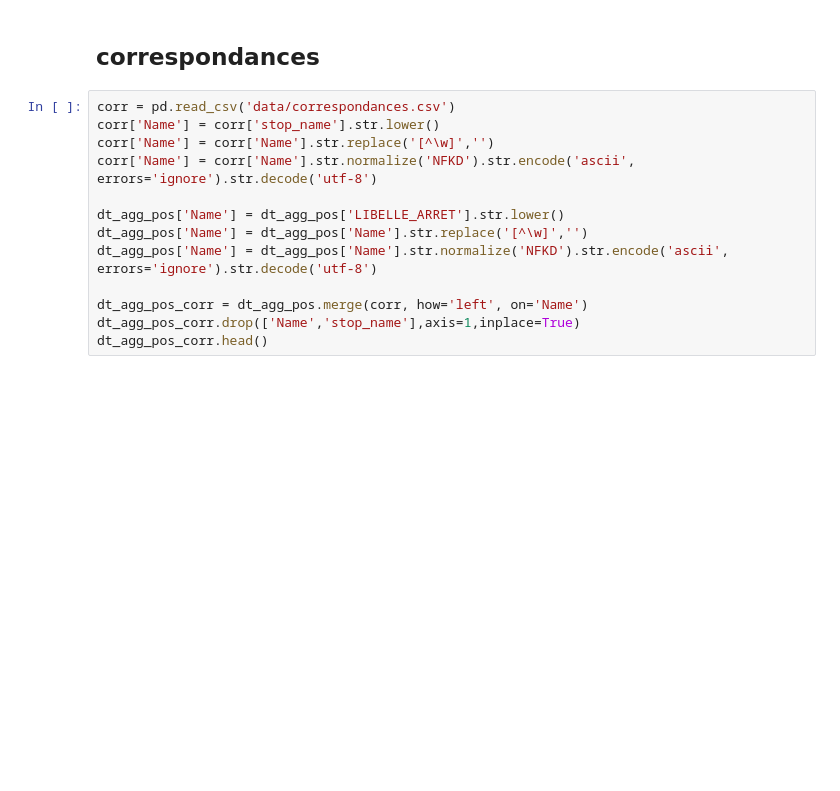
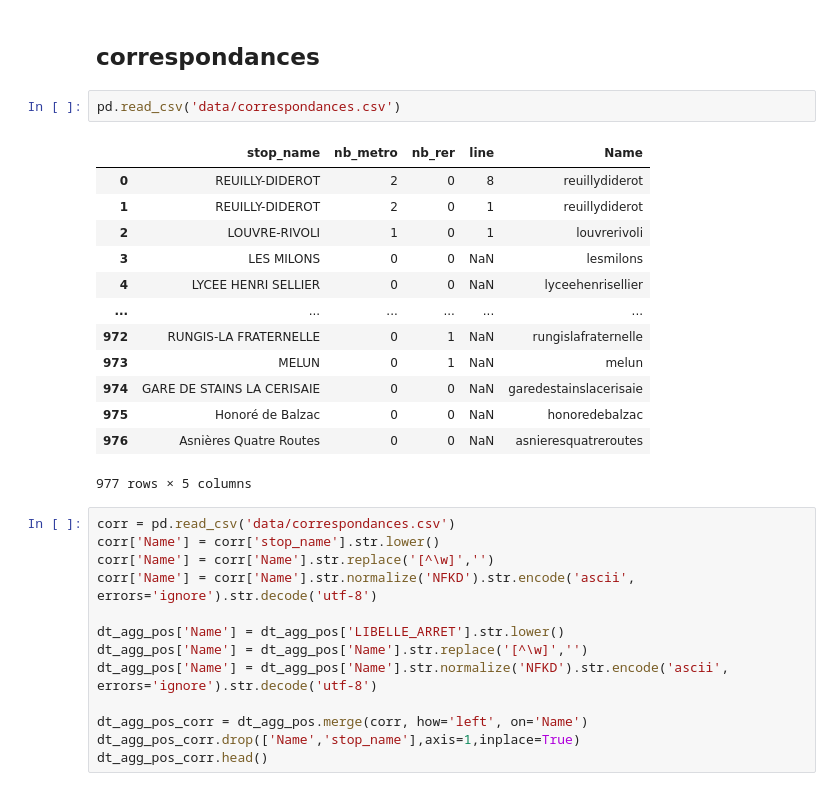
Before and after one commit to p-desaintchamas/datacamp-challenge-creation, a Jupyter notebook: merge_aggregate_data.ipynb, the cells around one changed output. Saved outputs shown, nothing was run; the diff lists cells and outputs as text; blank space fills up the shorter version.

```diff
--- a/merge_aggregate_data.ipynb
+++ b/merge_aggregate_data.ipynb
@@ -183,6 +183,22 @@ gare_desc[gare_desc['nom_long'].str.contains("NATION")]
 | 573 | ASSEMBLEE NATIONALE | M12 | Metro | 0 |
 # %% [markdown]
 ## correspondances
+# %%
+pd.read_csv('data/correspondances.csv')
+# %% [output]
+|  | stop_name | nb_metro | nb_rer | line | Name |
+| 0 | REUILLY-DIDEROT | 2 | 0 | 8 | reuillydiderot |
+| 1 | REUILLY-DIDEROT | 2 | 0 | 1 | reuillydiderot |
+| 2 | LOUVRE-RIVOLI | 1 | 0 | 1 | louvrerivoli |
+| 3 | LES MILONS | 0 | 0 | NaN | lesmilons |
+| 4 | LYCEE HENRI SELLIER | 0 | 0 | NaN | lyceehenrisellier |
+| ... | ... | ... | ... | ... | ... |
+| 972 | RUNGIS-LA FRATERNELLE | 0 | 1 | NaN | rungislafraternelle |
+| 973 | MELUN | 0 | 1 | NaN | melun |
+| 974 | GARE DE STAINS LA CERISAIE | 0 | 0 | NaN | garedestainslacerisaie |
+| 975 | Honoré de Balzac | 0 | 0 | NaN | honoredebalzac |
+| 976 | Asnières Quatre Routes | 0 | 0 | NaN | asnieresquatreroutes |
+977 rows × 5 columns
 # %%
 corr = pd.read_csv('data/correspondances.csv')
 corr['Name'] = corr['stop_name'].str.lower()
```
